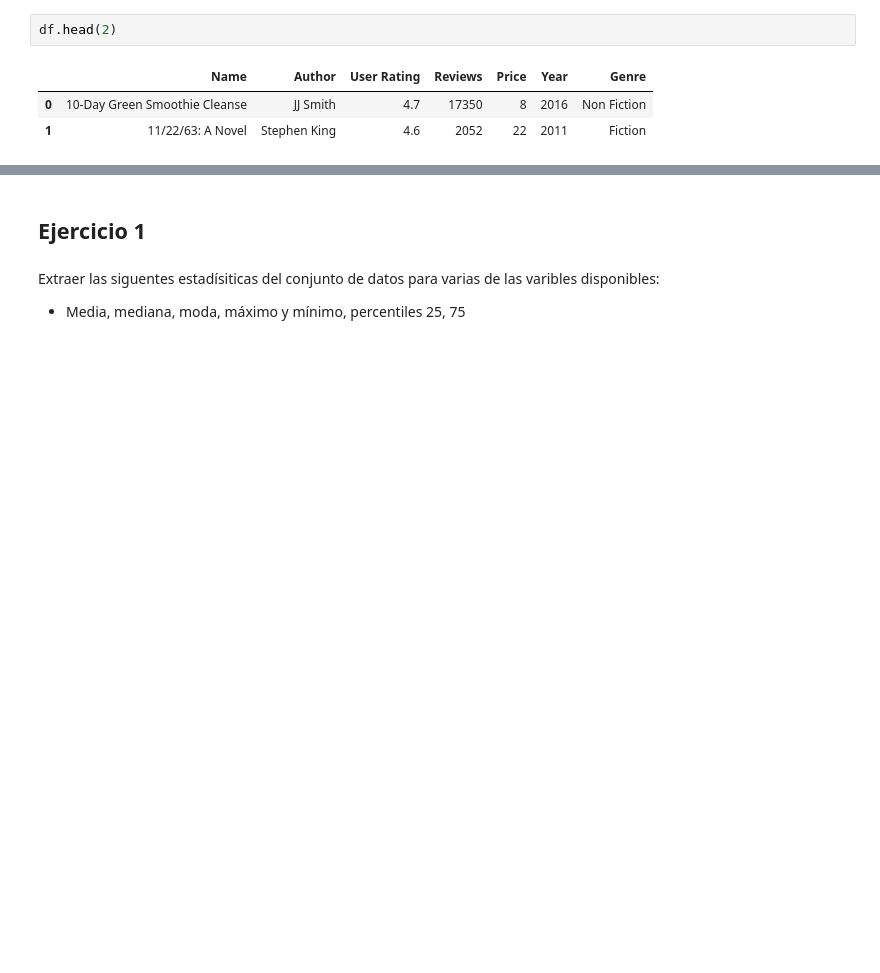
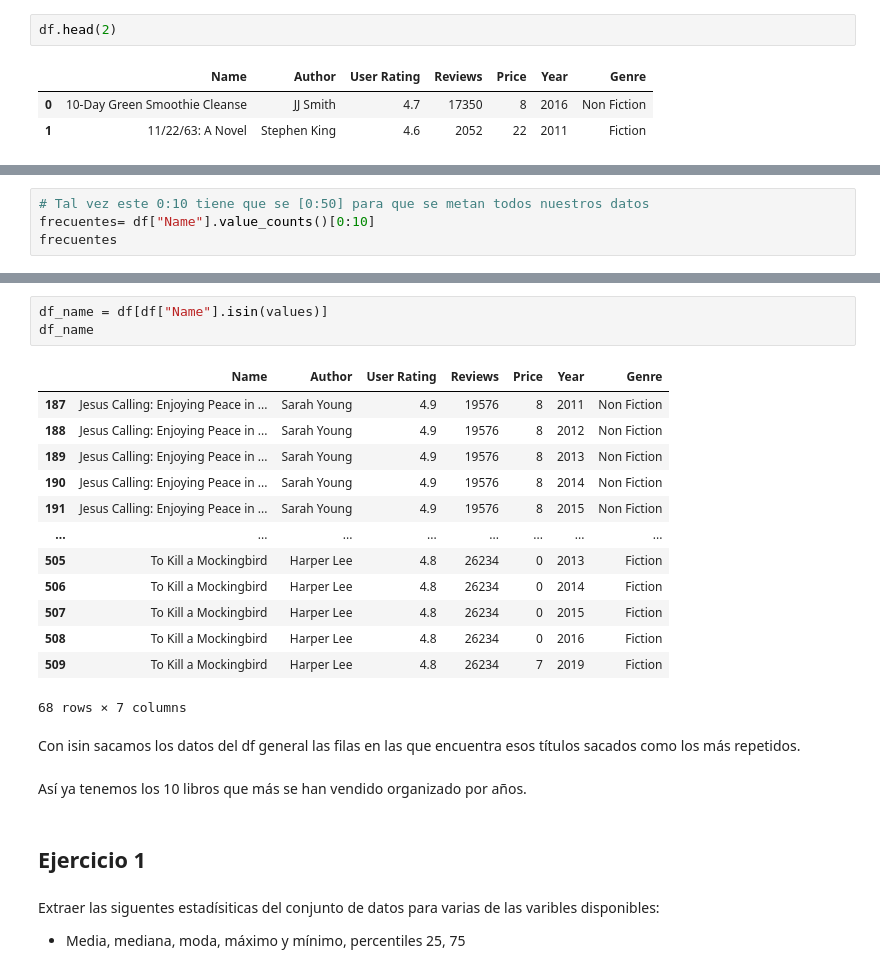
Before and after one commit to Adalab/DA-promo-A-module-2-pairprog-2-pair-3-Alicia-Laura, a Jupyter notebook: Estadistica/pair_estad_2.ipynb, the cells around one changed output, grey strips where cells are left out. Saved outputs shown, nothing was run; the diff lists cells and outputs as text; blank space fills up the shorter version.

```diff
--- a/Estadistica/pair_estad_2.ipynb
+++ b/Estadistica/pair_estad_2.ipynb
@@ -32,0 +18,4 @@ df_años
+# %%
+# Tal vez este 0:10 tiene que se [0:50] para que se metan todos nuestros datos
+frecuentes= df["Name"].value_counts()[0:10]
+frecuentes
@@ -33,3 +50,24 @@ df_años
+# %%
+df_name = df[df["Name"].isin(values)]
+df_name
+# %% [output]
+|  | Name | Author | User Rating | Reviews | Price | Year | Genre |
+| 187 | Jesus Calling: Enjoying Peace in ... | Sarah Young | 4.9 | 19576 | 8 | 2011 | Non Fiction |
+| 188 | Jesus Calling: Enjoying Peace in ... | Sarah Young | 4.9 | 19576 | 8 | 2012 | Non Fiction |
+| 189 | Jesus Calling: Enjoying Peace in ... | Sarah Young | 4.9 | 19576 | 8 | 2013 | Non Fiction |
+| 190 | Jesus Calling: Enjoying Peace in ... | Sarah Young | 4.9 | 19576 | 8 | 2014 | Non Fiction |
+| 191 | Jesus Calling: Enjoying Peace in ... | Sarah Young | 4.9 | 19576 | 8 | 2015 | Non Fiction |
+| ... | ... | ... | ... | ... | ... | ... | ... |
+| 505 | To Kill a Mockingbird | Harper Lee | 4.8 | 26234 | 0 | 2013 | Fiction |
+| 506 | To Kill a Mockingbird | Harper Lee | 4.8 | 26234 | 0 | 2014 | Fiction |
+| 507 | To Kill a Mockingbird | Harper Lee | 4.8 | 26234 | 0 | 2015 | Fiction |
+| 508 | To Kill a Mockingbird | Harper Lee | 4.8 | 26234 | 0 | 2016 | Fiction |
+| 509 | To Kill a Mockingbird | Harper Lee | 4.8 | 26234 | 7 | 2019 | Fiction |
+68 rows × 7 columns
+# %% [markdown]
+Con isin sacamos los datos del df general las filas en las que encuentra esos títulos sacados como los más repetidos.
+# %% [markdown]
+Así ya tenemos los 10 libros que más se han vendido organizado por años.
 # %% [markdown]
 ## Ejercicio 1
 # %% [markdown]
```
Also changed, not shown: parts of 25 cells of this notebook.
